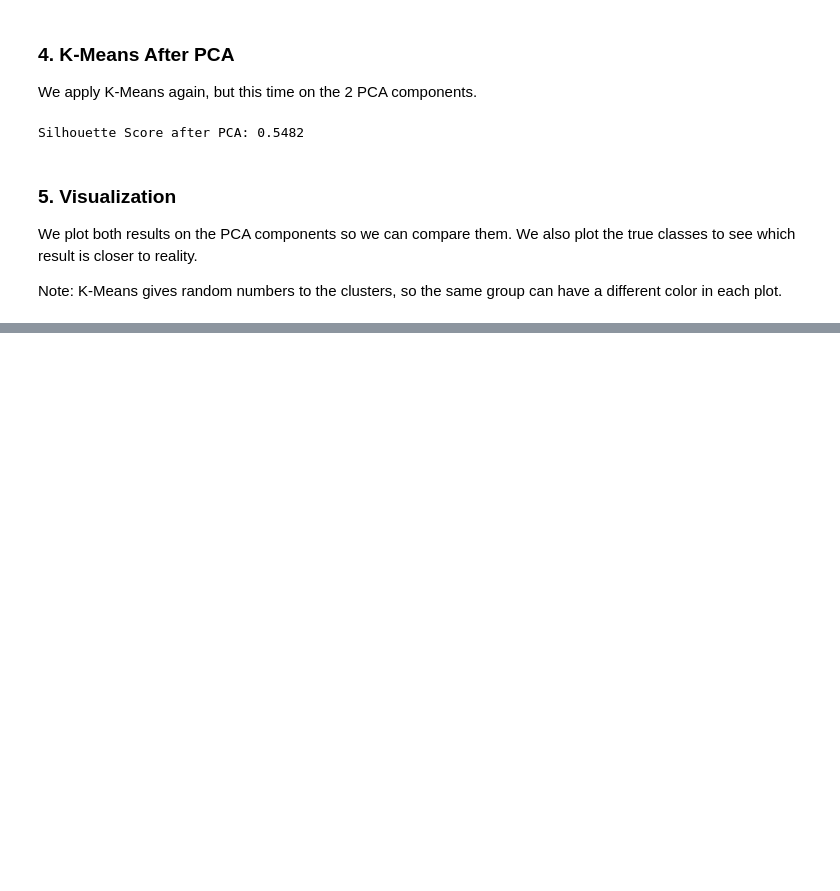
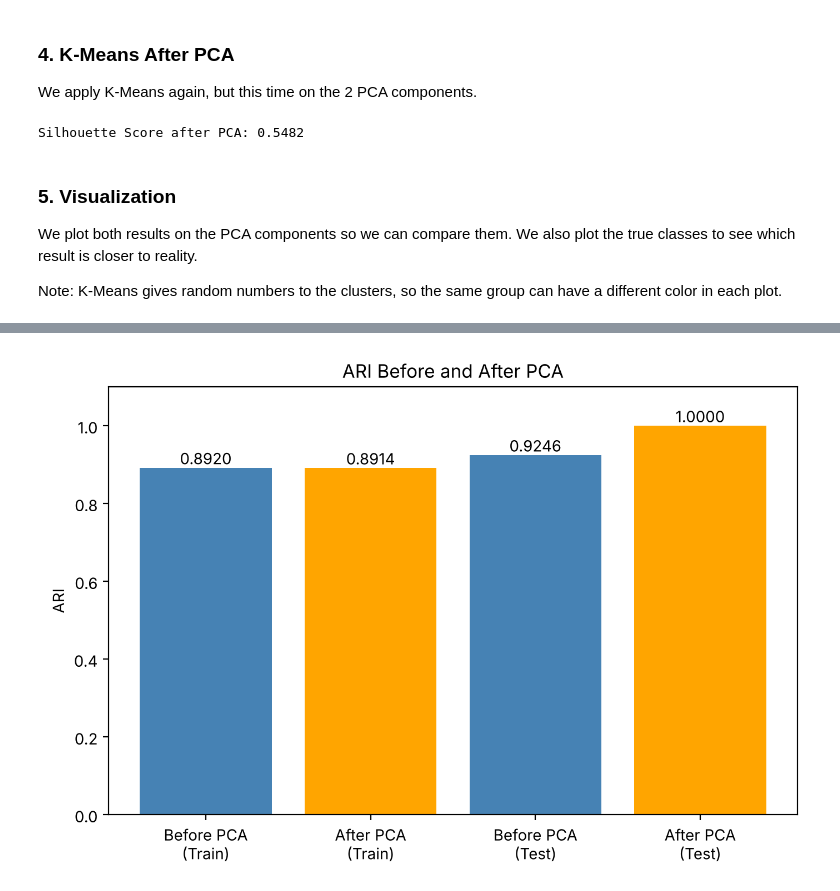
Before and after one commit to JanaAlzobidi/Machine-Learning-Projects, a Jupyter notebook: Unit-5-Unsupervised-Learning/Clustering-Before-and-After-PCA/Evaluating_Clustering_Before_and_After_PCA.ipynb, the cells around one changed output, grey strips where cells are left out. Drawn from its saved outputs; the diff is of its cells as text; code cells hidden in the pictures; blank space fills up the shorter version.

```diff
--- a/Unit-5-Unsupervised-Learning/Clustering-Before-and-After-PCA/Evaluating_Clustering_Before_and_After_PCA.ipynb
+++ b/Unit-5-Unsupervised-Learning/Clustering-Before-and-After-PCA/Evaluating_Clustering_Before_and_After_PCA.ipynb
@@ -243,0 +167,19 @@ plt.show()
+# %%
+ari_train_before = adjusted_rand_score(y_train, train_labels_before)
+ari_train_after = adjusted_rand_score(y_train, train_labels_after)
+ari_test_before = adjusted_rand_score(y_test, test_labels_before)
+ari_test_after = adjusted_rand_score(y_test, test_labels_after)
+
+names = ['Before PCA\n(Train)', 'After PCA\n(Train)', 'Before PCA\n(Test)', 'After PCA\n(Test)']
+values = [ari_train_before, ari_train_after, ari_test_before, ari_test_after]
+colors = ['steelblue', 'orange', 'steelblue', 'orange']
+
+plt.figure(figsize=(8, 5))
+bars = plt.bar(names, values, color=colors)
+plt.bar_label(bars, fmt='%.4f')
+plt.ylim(0, 1.1)
+plt.ylabel('ARI')
+plt.title('ARI Before and After PCA')
+plt.show()
+# %% [output]
+[figure, added]
```
Also changed, not shown: parts of 21 cells of this notebook.
